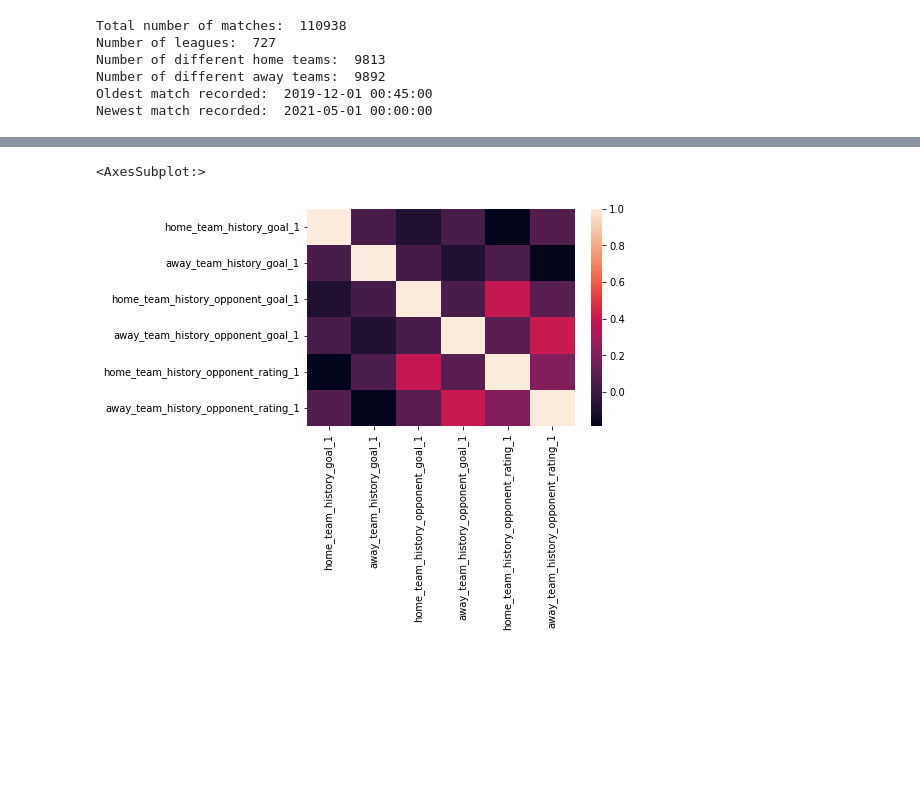
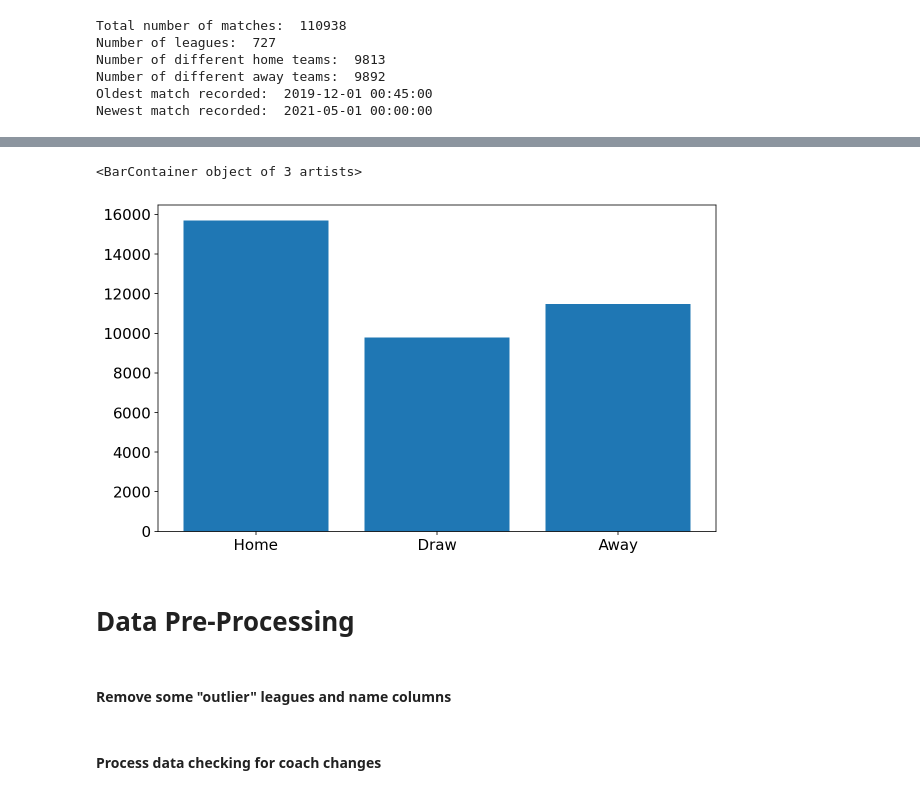
Before and after one commit to conradoboeira/Football-Match-Results-Prediction, a Jupyter notebook: Football_Prediction.ipynb, the cells around one changed output, grey strips where cells are left out. Cells and saved outputs as stored; diff of their text form; code cells hidden in the pictures; blank space fills up the shorter version.

```diff
--- a/Football_Prediction.ipynb
+++ b/Football_Prediction.ipynb
@@ -56,12 +104,11 @@ plt.show()
-# %%
-# Correlation Heatmap creation
-columns = ["home_team_history_goal_1", "away_team_history_goal_1",
-           "home_team_history_opponent_goal_1", "away_team_history_opponent_goal_1",
-           "home_team_history_opponent_rating_1", "away_team_history_opponent_rating_1"]
-corr_df = df[columns]
-correlation = corr_df.corr()
-# Plot the heatmap
-sns.heatmap(correlation, xticklabels=correlation.columns, yticklabels=correlation.columns)
-# %% [output]
-<AxesSubplot:>
-[figure, removed]
+# %%
+unique, counts = np.unique(y_train, return_counts=True)
+labels =  ['Home', 'Draw', "Away"]
+plt.bar(labels,counts)
+# %% [output]
+<BarContainer object of 3 artists>
+[figure, added]
+# %% [markdown]
+# Data Pre-Processing
+# %% [markdown]
+#### Remove some "outlier" leagues and name columns
@@ -67,0 +129,2 @@ sns.heatmap(correlation, xticklabels=correlation.columns, yticklabels=correlatio
+# %% [markdown]
+#### Process data checking for coach changes
```
Also changed, not shown: parts of 52 cells of this notebook, 12 other files.
